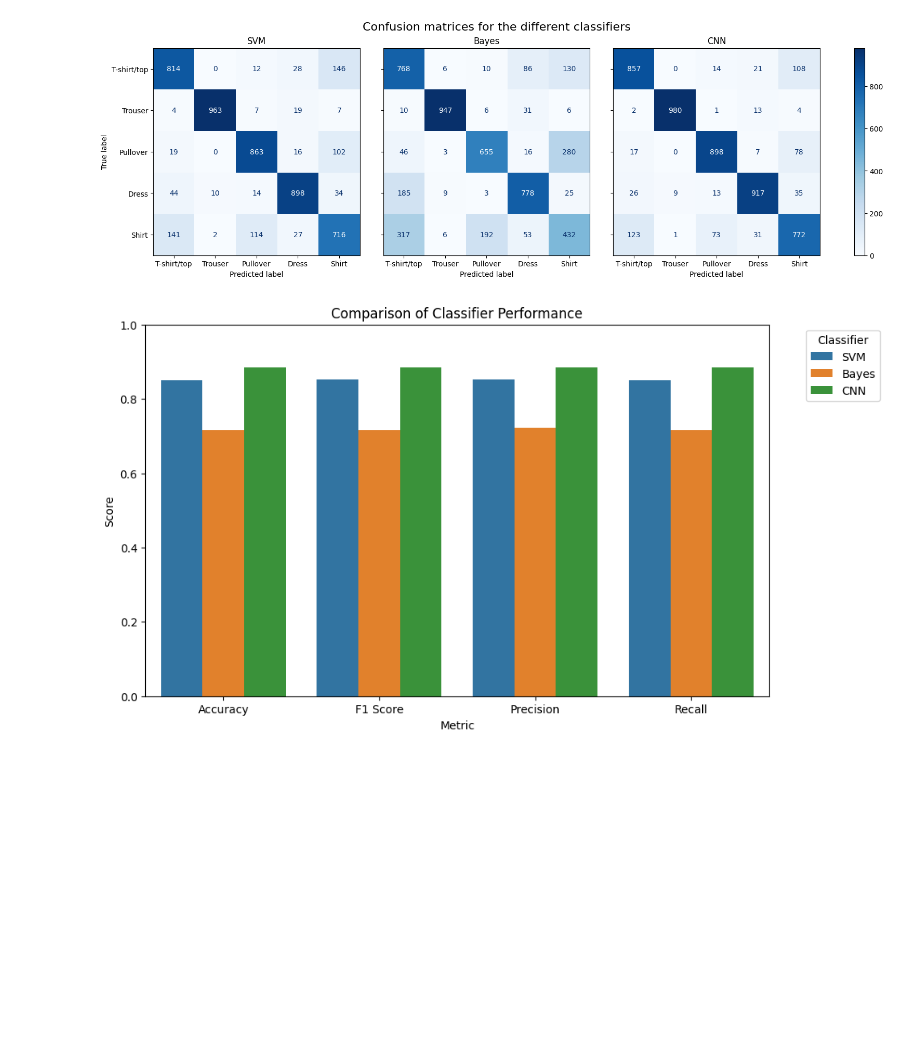
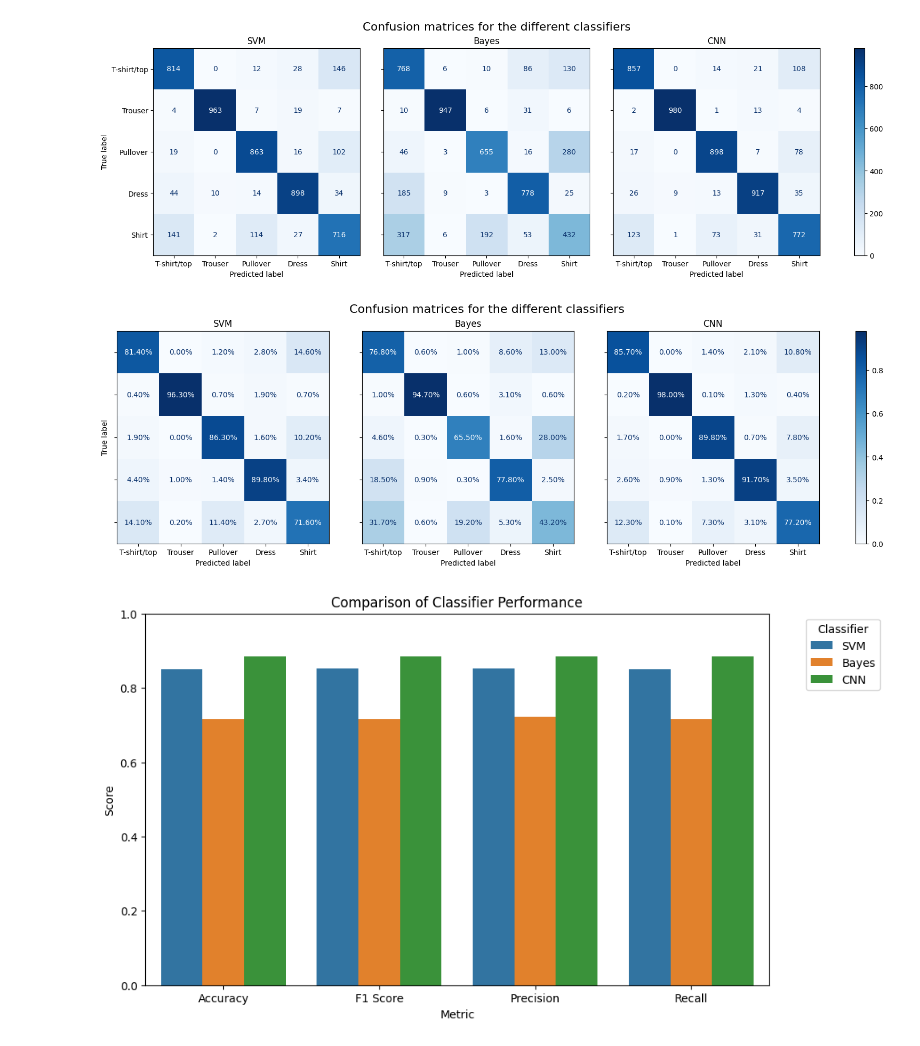
Before and after one commit to AnnaMariaGnat/ML_Project, a Jupyter notebook: Notebooks/06-Testing/Final_testing.ipynb, the cells around one changed output. Cells and saved outputs as stored; diff of their text form; code cells hidden in the pictures; blank space fills up the shorter version.

Commit message:
Fixed CNN plot, added percentages for CMs

```diff
--- a/Notebooks/06-Testing/Final_testing.ipynb
+++ b/Notebooks/06-Testing/Final_testing.ipynb
@@ -216,6 +214,42 @@ plt.show()
 [figure]
 [figure]
 [figure]
+# %%
+# Calculate confusion matrices with normalization
+cm_svm = confusion_matrix(y_test, svm_predictions, normalize='true')
+cm_bayes = confusion_matrix(y_test, bayes_predictions, normalize='true')
+cm_cnn = confusion_matrix(y_test, cnn_predictions, normalize='true')
+
+# Create ConfusionMatrixDisplay from the confusion matrices
+disp_svm = ConfusionMatrixDisplay(confusion_matrix=cm_svm, display_labels=target_names)
+disp_bayes = ConfusionMatrixDisplay(confusion_matrix=cm_bayes, display_labels=target_names)
+disp_cnn = ConfusionMatrixDisplay(confusion_matrix=cm_cnn, display_labels=target_names)
+
+# Plot all the confusion matrices
+fig, ax = plt.subplots(1, 3, figsize=(15, 5), sharex=True, sharey=True, constrained_layout=True)
+
+disp_svm.plot(cmap='Blues', ax=ax[0], colorbar=False, values_format='.2%')
+disp_bayes.plot(cmap='Blues', ax=ax[1], colorbar=False, values_format='.2%')
+im = disp_cnn.plot(cmap='Blues', ax=ax[2], colorbar=False, values_format='.2%').im_
+
+ax[0].set_title('SVM')
+ax[1].set_title('Bayes')
+ax[2].set_title('CNN')
+
+# Adjusting the labels and titles
+for axes in ax[1:]:
+    axes.set_yticklabels([])
+    axes.set_ylabel('')
+
+fig.colorbar(im, ax=ax, orientation='vertical')
+
+fig.suptitle('Confusion matrices for the different classifiers', fontsize=16)
+
+# Save and show the figure
+plt.savefig(os.path.join(exported_data_path, 'Confusion_matrices_percentages.png'), dpi=500)
+plt.show()
+# %% [output]
+[figure, added]
 # %%
 # Performance metrics for the different classifiers
 svm_accuracy = accuracy_score(y_test, svm_predictions)
```
Also changed, not shown: parts of 1 cell of this notebook, 2 other files.
